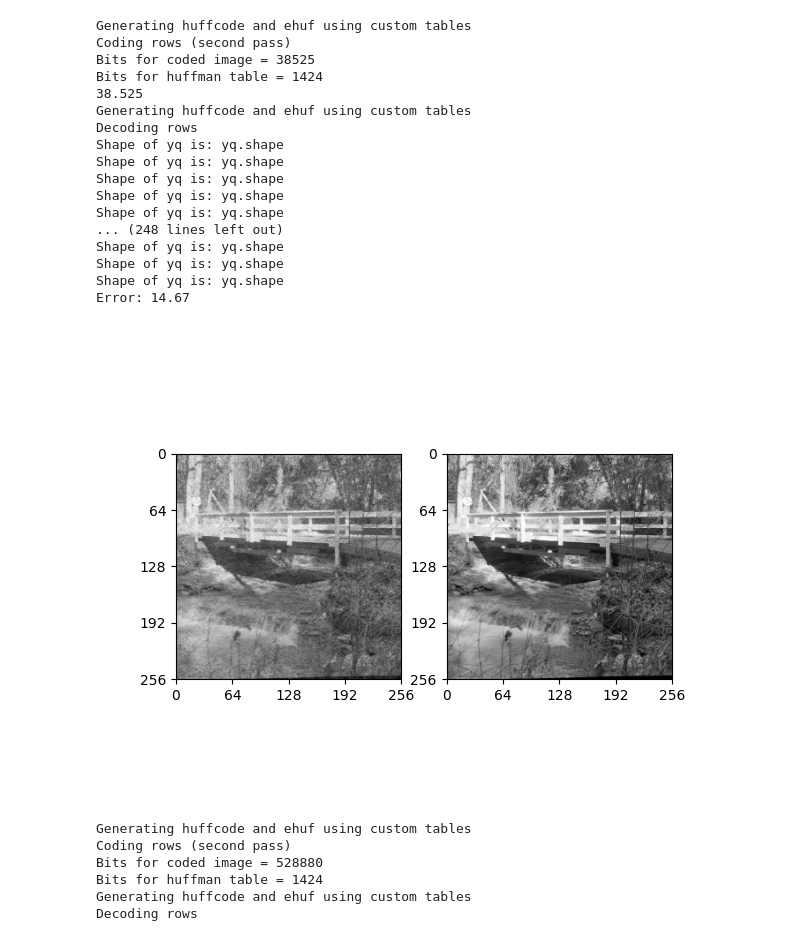
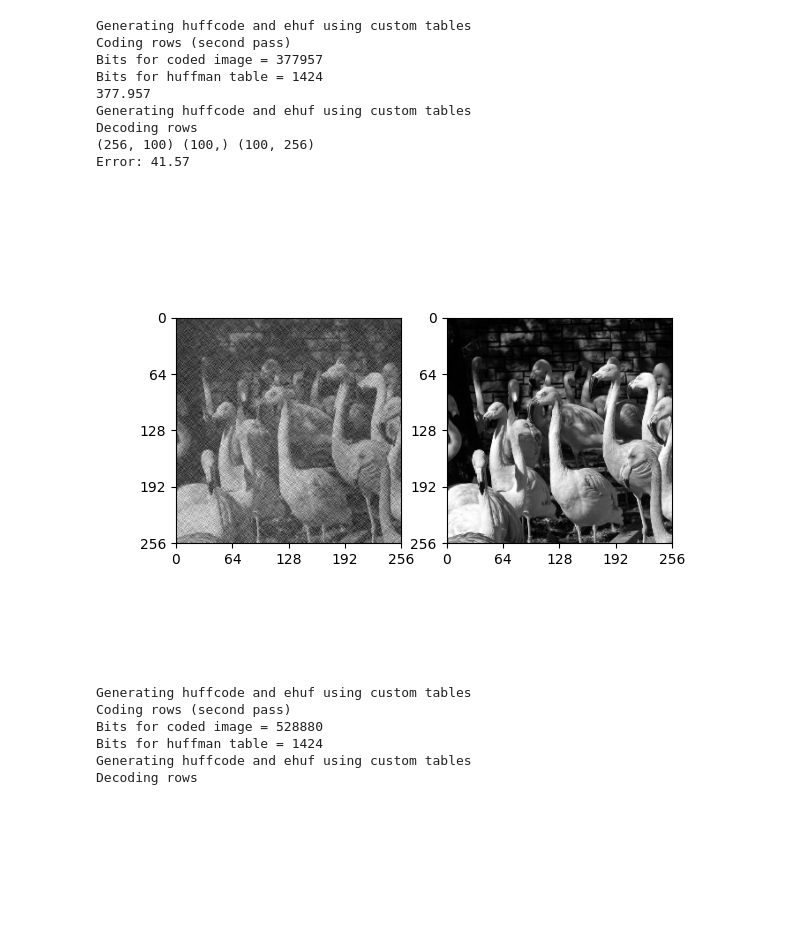
Before and after one commit to sigproc-classrooms/sf2-competition-2023-team-10, a Jupyter notebook: experiments.ipynb, the cells around one changed output. Saved outputs shown, nothing was run; the diff lists cells and outputs as text; code cells hidden in the pictures; blank space fills up the shorter version.

```diff
--- a/experiments.ipynb
+++ b/experiments.ipynb
@@ -18,7 +18,7 @@ lighthouse = lighthouse -  128.0
 bridge = bridge - 128.0
 flamingo = flamingo - 128.0
 # %%
-X = bridge
+X = flamingo
 # %%
-pca_object, pca_result, factors, strength = DWT_quant(X)
+pca_result, factors, strength = DWT_quant(X, log = True, strength=2)
 # %% [output]
@@ -42,45 +27,38 @@ apple sauce
 # %%
 # reconstructed0 = inverse_DWT(Yq, N, g1, g2)
 vlc, header = PCA_huffenc(pca_result, opthuff=True)
 print(np.sum(vlc[:, 1])/1000)
-pca_decoded = PCA_huffdec(vlc, pca_object, hufftab=header)
 
-DWT_decoded = inverse_PCA_DWT(pca_object, pca_result)
+pca_decoded = PCA_huffdec(vlc, hufftab=header)
+
+DWT_decoded = inverse_SVD(pca_decoded)
 
 
 
 DWT_final = quantdwt2(DWT_decoded, factors, strength=strength)
 reconstructed = inverse_DWT(DWT_final, N, g1, g2)
 
 
 fig, axs = plt.subplots(1, 2)
 plot_image(reconstructed, ax=axs[0])
 plot_image(X, ax=axs[1])
 
 # size_of_img = np.sum(vlc[:, 1])
 # axs.set(title='Decoded and reconstructed image', yticks=[], xlabel=f'no. of bits: {size_of_img:.2e}')
 
 
 print("Error:", np.std(reconstructed-X).round(2))
 # %% [output]
 Generating huffcode and ehuf using custom tables
 Coding rows (second pass)
-Bits for coded image = 38525
+Bits for coded image = 377957
 Bits for huffman table = 1424
-38.525
+377.957
 Generating huffcode and ehuf using custom tables
 Decoding rows
-Shape of yq is: yq.shape
-Shape of yq is: yq.shape
-Shape of yq is: yq.shape
-Shape of yq is: yq.shape
-Shape of yq is: yq.shape
-... (248 lines left out)
-Shape of yq is: yq.shape
-Shape of yq is: yq.shape
-Shape of yq is: yq.shape
-Error: 14.67
+(256, 100) (100,) (100, 256)
+Error: 41.57
-[figure, old version]
+[figure, new version]
 # %%
 vlc, header = DWT_huffenc(flamingo, N=7, dcbits=8, opthuff=True)
 Z = DWT_huffdec(vlc, 10, factors, strength, N=7, hufftab=header)
```
Also changed, not shown: parts of 5 cells of this notebook, 7 other files.
